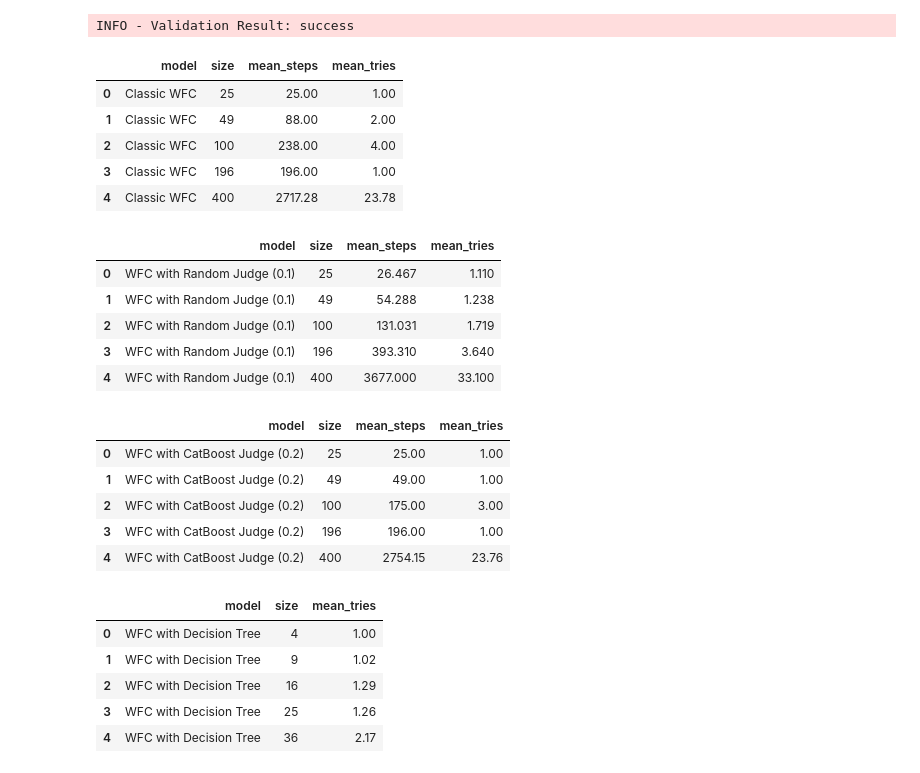
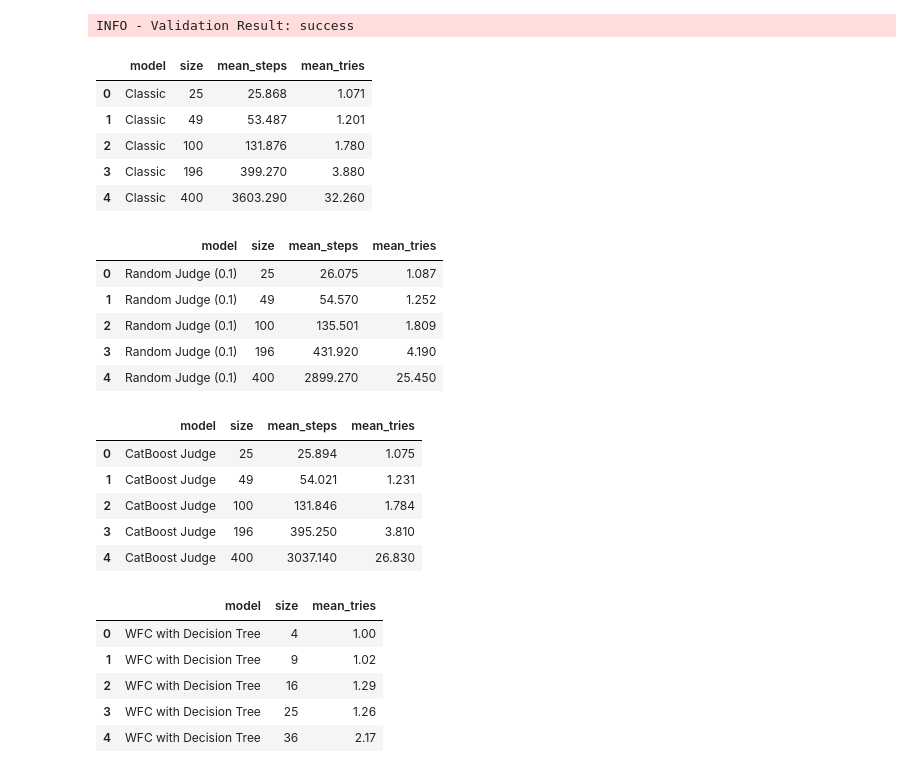
Before and after one commit to evlko/WFCWML, a Jupyter notebook: notebooks/performance.ipynb, the cells around one changed output. Cells and saved outputs as stored; diff of their text form; code cells hidden in the pictures.

```diff
--- a/notebooks/performance.ipynb
+++ b/notebooks/performance.ipynb
@@ -37,10 +38,10 @@ class Benchmark:
 
 
 benchmarks = [
-    Benchmark(size=5, target=1),  # 25 cells
-    Benchmark(size=7, target=1),  # 49 cells
-    Benchmark(size=10, target=1),  # 100 cells
-    Benchmark(size=14, target=1),  # 196 cells
+    Benchmark(size=5, target=1_000),  # 25 cells
+    Benchmark(size=7, target=1_000),  # 49 cells
+    Benchmark(size=10, target=1_000),  # 100 cells
+    Benchmark(size=14, target=100),  # 196 cells
     Benchmark(size=20, target=100),  # 400 cells
 ]
 # %%
@@ -85,11 +86,11 @@ wfc_df = evaluate_wfc(benchmarks, random_advisor, continue_judge, "Classic")
 wfc_df.head(5)
 # %% [output]
 |  | model | size | mean_steps | mean_tries |
-| 0 | Classic WFC | 25 | 25.00 | 1.00 |
-| 1 | Classic WFC | 49 | 88.00 | 2.00 |
-| 2 | Classic WFC | 100 | 238.00 | 4.00 |
-| 3 | Classic WFC | 196 | 196.00 | 1.00 |
-| 4 | Classic WFC | 400 | 2717.28 | 23.78 |
+| 0 | Classic | 25 | 25.868 | 1.071 |
+| 1 | Classic | 49 | 53.487 | 1.201 |
+| 2 | Classic | 100 | 131.876 | 1.780 |
+| 3 | Classic | 196 | 399.270 | 3.880 |
+| 4 | Classic | 400 | 3603.290 | 32.260 |
 # %%
 random_advisor = RandomAdvisor()
 random_judge = RandomJudge(rollback_chance=0.1)
@@ -101,29 +102,29 @@ wfc_random_judge_df = evaluate_wfc(
 wfc_random_judge_df.head(5)
 # %% [output]
 |  | model | size | mean_steps | mean_tries |
-| 0 | WFC with Random Judge (0.1) | 25 | 26.467 | 1.110 |
-| 1 | WFC with Random Judge (0.1) | 49 | 54.288 | 1.238 |
-| 2 | WFC with Random Judge (0.1) | 100 | 131.031 | 1.719 |
-| 3 | WFC with Random Judge (0.1) | 196 | 393.310 | 3.640 |
-| 4 | WFC with Random Judge (0.1) | 400 | 3677.000 | 33.100 |
+| 0 | Random Judge (0.1) | 25 | 26.075 | 1.087 |
+| 1 | Random Judge (0.1) | 49 | 54.570 | 1.252 |
+| 2 | Random Judge (0.1) | 100 | 135.501 | 1.809 |
+| 3 | Random Judge (0.1) | 196 | 431.920 | 4.190 |
+| 4 | Random Judge (0.1) | 400 | 2899.270 | 25.450 |
 # %%
 random_advisor = RandomAdvisor()
 threshold = 0.2
 catboost_judge = CatboostJudge(
     weights="weights/judge/catboost.cbm", rollback_threshold=threshold
 )
 
 wfc_cb_2_judge_df = evaluate_wfc(
-    benchmarks, random_advisor, catboost_judge, f"CatBoost Judge ({threshold})"
+    benchmarks, random_advisor, catboost_judge, f"CatBoost Judge"
 )
 wfc_cb_2_judge_df.head(5)
 # %% [output]
 |  | model | size | mean_steps | mean_tries |
-| 0 | WFC with CatBoost Judge (0.2) | 25 | 25.00 | 1.00 |
-| 1 | WFC with CatBoost Judge (0.2) | 49 | 49.00 | 1.00 |
-| 2 | WFC with CatBoost Judge (0.2) | 100 | 175.00 | 3.00 |
-| 3 | WFC with CatBoost Judge (0.2) | 196 | 196.00 | 1.00 |
-| 4 | WFC with CatBoost Judge (0.2) | 400 | 2754.15 | 23.76 |
+| 0 | CatBoost Judge | 25 | 25.894 | 1.075 |
+| 1 | CatBoost Judge | 49 | 54.021 | 1.231 |
+| 2 | CatBoost Judge | 100 | 131.846 | 1.784 |
+| 3 | CatBoost Judge | 196 | 395.250 | 3.810 |
+| 4 | CatBoost Judge | 400 | 3037.140 | 26.830 |
 # %%
 dt_judge = SklearnAdvisor(view=Rect(width=5, height=5), threshold=0.8, rebalance=True)
 dt_judge.load_weights("weights/decision_tree.pkl")
```
Also changed, not shown: parts of 3 cells of this notebook, 2 other files.
